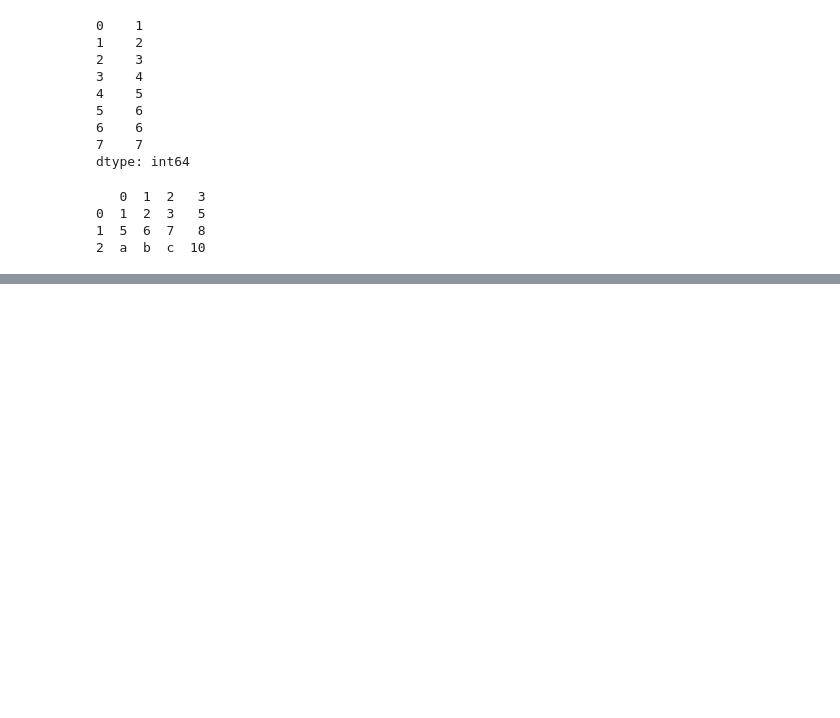
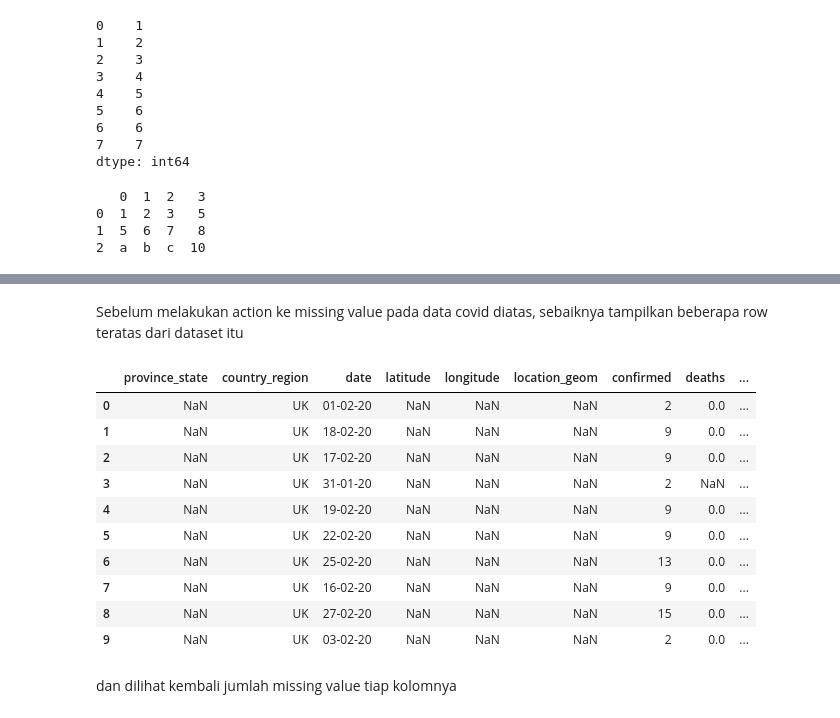
Before and after one commit to setyo-dwi-pratama/Courses, a Jupyter notebook: 8_Data_Manipulation_with_Pandas_Part_1_.ipynb, the cells around one changed output, grey strips where cells are left out. Drawn from its saved outputs; the diff is of its cells as text; code cells hidden in the pictures; blank space fills up the shorter version.

```diff
--- a/8_Data_Manipulation_with_Pandas_Part_1_.ipynb
+++ b/8_Data_Manipulation_with_Pandas_Part_1_.ipynb
@@ -365,0 +1316,6 @@ print(ex_df)
+# %%
+import pandas as pd
+# Baca file "public data covid19 jhu csse eu.csv"
+df = pd.read_csv("https://dqlab-dataset.s3-ap-southeast-1.amazonaws.com/CHAPTER+4+-+missing+value+-+public+data+covid19+.csv")
+# Cetak info dari df
+print(df.info())
@@ -365,0 +1369,18 @@ print(ex_df)
+# %% [markdown]
+Sebelum melakukan action ke missing value pada data covid diatas, sebaiknya tampilkan beberapa row teratas dari dataset itu
+# %%
+df.head(10)
+# %% [output]
+|  | province_state | country_region | date | latitude | longitude | location_geom | confirmed | deaths | ... |
+| 0 | NaN | UK | 01-02-20 | NaN | NaN | NaN | 2 | 0.0 | ... |
+| 1 | NaN | UK | 18-02-20 | NaN | NaN | NaN | 9 | 0.0 | ... |
+| 2 | NaN | UK | 17-02-20 | NaN | NaN | NaN | 9 | 0.0 | ... |
+| 3 | NaN | UK | 31-01-20 | NaN | NaN | NaN | 2 | NaN | ... |
+| 4 | NaN | UK | 19-02-20 | NaN | NaN | NaN | 9 | 0.0 | ... |
+| 5 | NaN | UK | 22-02-20 | NaN | NaN | NaN | 9 | 0.0 | ... |
+| 6 | NaN | UK | 25-02-20 | NaN | NaN | NaN | 13 | 0.0 | ... |
+| 7 | NaN | UK | 16-02-20 | NaN | NaN | NaN | 9 | 0.0 | ... |
+| 8 | NaN | UK | 27-02-20 | NaN | NaN | NaN | 15 | 0.0 | ... |
+| 9 | NaN | UK | 03-02-20 | NaN | NaN | NaN | 2 | 0.0 | ... |
+# %% [markdown]
+dan dilihat kembali jumlah missing value tiap kolomnya
```
Also changed, not shown: parts of 143 cells of this notebook.
